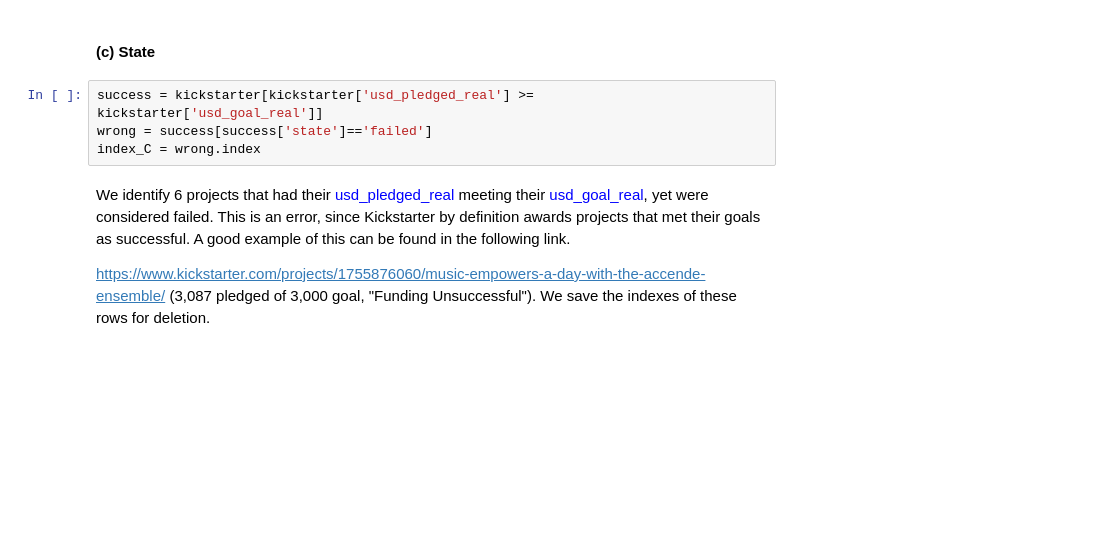
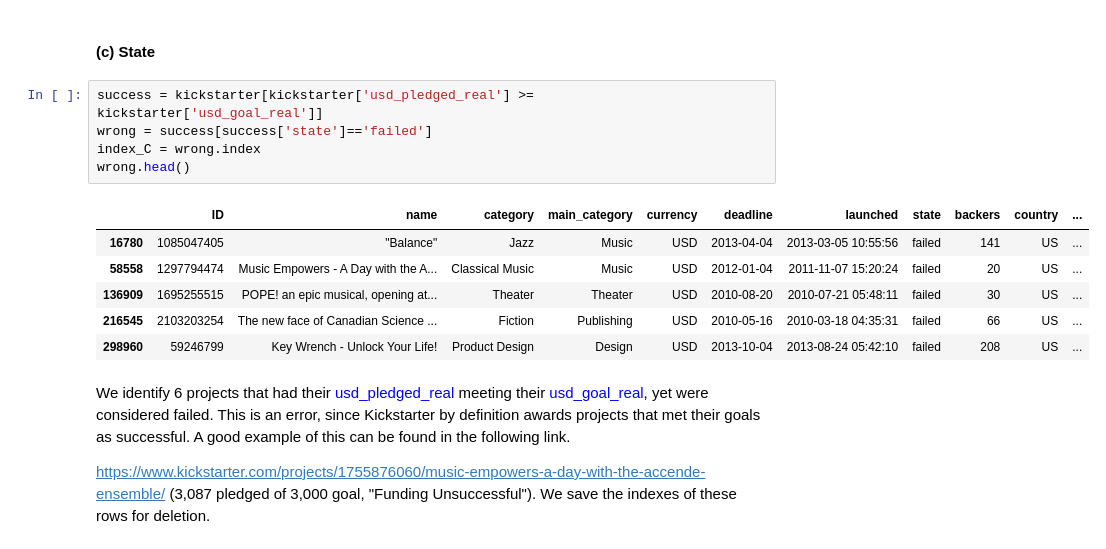
Before and after one commit to qjyap/STAT131-HALLO, a Jupyter notebook: Stats 131 Final Report-Copy1.ipynb, the cells around one changed output. Drawn from its saved outputs; the diff is of its cells as text; blank space fills up the shorter version.

```diff
--- a/Stats 131 Final Report-Copy1.ipynb
+++ b/Stats 131 Final Report-Copy1.ipynb
@@ -217,7 +219,15 @@ When exploring the data, we discover that 7 projects have <font color='blue'>lau
 # %%
 success = kickstarter[kickstarter['usd_pledged_real'] >= kickstarter['usd_goal_real']]
 wrong = success[success['state']=='failed']
 index_C = wrong.index
+wrong.head()
+# %% [output]
+|  | ID | name | category | main_category | currency | deadline | launched | state | backers | country | ... |
+| 16780 | 1085047405 | "Balance" | Jazz | Music | USD | 2013-04-04 | 2013-03-05 10:55:56 | failed | 141 | US | ... |
+| 58558 | 1297794474 | Music Empowers - A Day with the A... | Classical Music | Music | USD | 2012-01-04 | 2011-11-07 15:20:24 | failed | 20 | US | ... |
+| 136909 | 1695255515 | POPE! an epic musical, opening at... | Theater | Theater | USD | 2010-08-20 | 2010-07-21 05:48:11 | failed | 30 | US | ... |
+| 216545 | 2103203254 | The new face of Canadian Science ... | Fiction | Publishing | USD | 2010-05-16 | 2010-03-18 04:35:31 | failed | 66 | US | ... |
+| 298960 | 59246799 | Key Wrench - Unlock Your Life! | Product Design | Design | USD | 2013-10-04 | 2013-08-24 05:42:10 | failed | 208 | US | ... |
 # %% [markdown]
 We identify 6 projects that had their <font color = 'blue'>usd_pledged_real</font> meeting their <font color = 'blue'>usd_goal_real</font>, yet were considered failed. This is an error, since Kickstarter by definition awards projects that met their goals as successful. A good example of this can be found in the following link.
 
```
Also changed, not shown: parts of 41 cells of this notebook.
